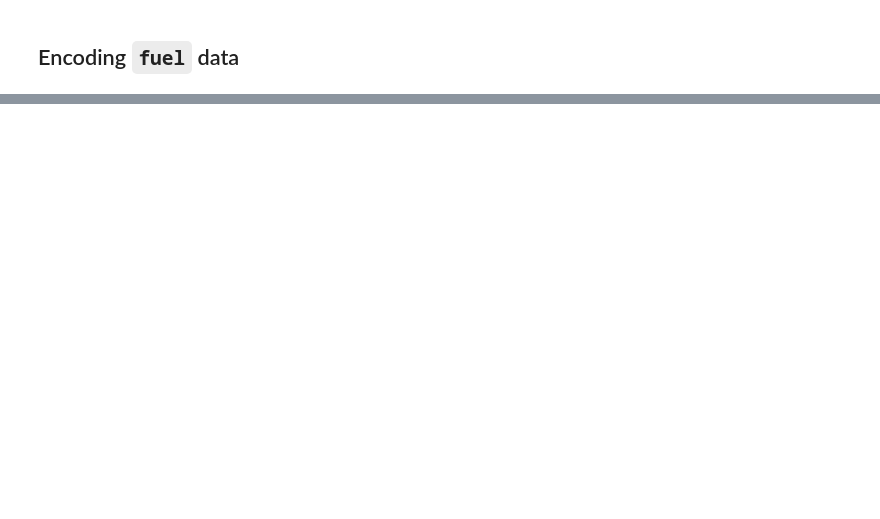
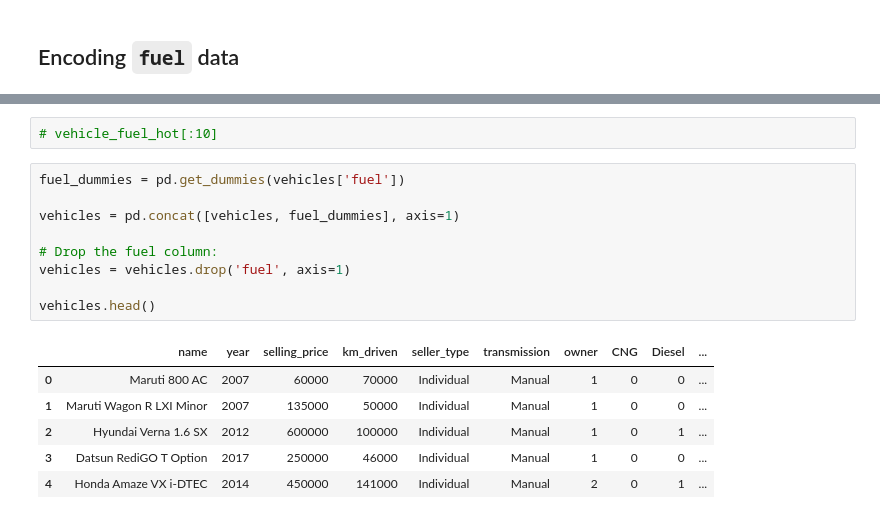
Before and after one commit to davidjperez00/NumericalAnalysis, a Jupyter notebook: data_processing.ipynb, the cells around one changed output, grey strips where cells are left out. Cells and saved outputs as stored; diff of their text form; blank space fills up the shorter version.

```diff
--- a/data_processing.ipynb
+++ b/data_processing.ipynb
@@ -155,0 +153,18 @@ Name: owner, dtype: int64
+# %%
+# vehicle_fuel_hot[:10]
+# %%
+fuel_dummies = pd.get_dummies(vehicles['fuel'])
+
+vehicles = pd.concat([vehicles, fuel_dummies], axis=1)
+
+# Drop the fuel column:
+vehicles = vehicles.drop('fuel', axis=1)
+
+vehicles.head()
+# %% [output]
+|  | name | year | selling_price | km_driven | seller_type | transmission | owner | CNG | Diesel | ... |
+| 0 | Maruti 800 AC | 2007 | 60000 | 70000 | Individual | Manual | 1 | 0 | 0 | ... |
+| 1 | Maruti Wagon R LXI Minor | 2007 | 135000 | 50000 | Individual | Manual | 1 | 0 | 0 | ... |
+| 2 | Hyundai Verna 1.6 SX | 2012 | 600000 | 100000 | Individual | Manual | 1 | 0 | 1 | ... |
+| 3 | Datsun RediGO T Option | 2017 | 250000 | 46000 | Individual | Manual | 1 | 0 | 0 | ... |
+| 4 | Honda Amaze VX i-DTEC | 2014 | 450000 | 141000 | Individual | Manual | 2 | 0 | 1 | ... |
```
Also changed, not shown: parts of 11 cells of this notebook.
